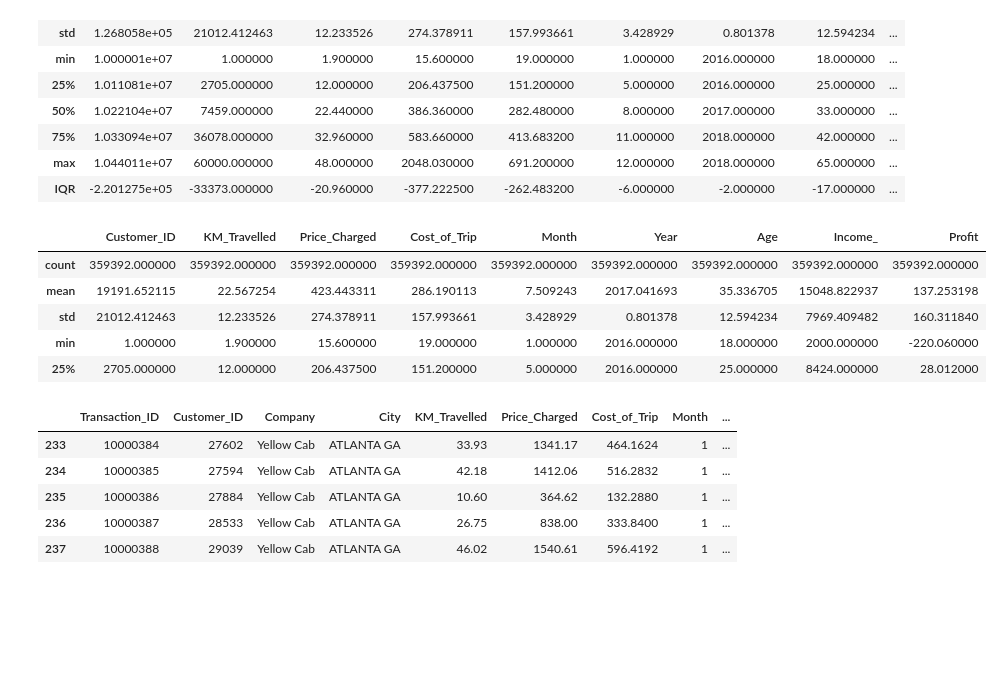
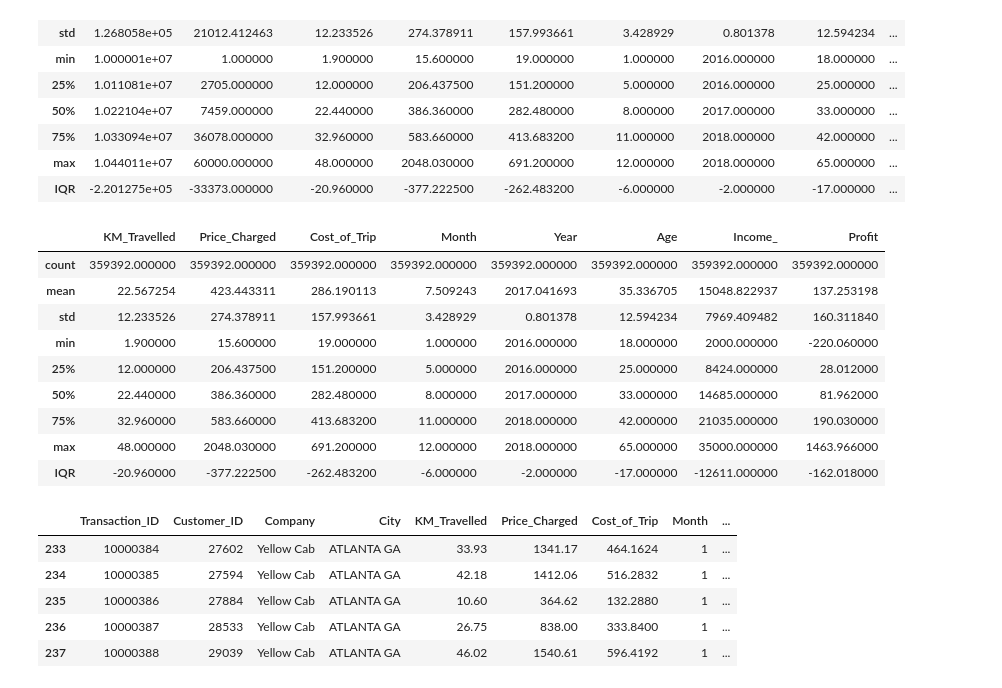
Before and after one commit to QuinAmii/G2M-Cab-Companies-EDA-Hypothesis, a Jupyter notebook: G2M_insight_for_Cab_Investment_firm.ipynb, the cells around one changed output. Saved outputs shown, nothing was run; the diff lists cells and outputs as text; code cells hidden in the pictures; blank space fills up the shorter version.

```diff
--- a/G2M_insight_for_Cab_Investment_firm.ipynb
+++ b/G2M_insight_for_Cab_Investment_firm.ipynb
@@ -703,14 +703,18 @@ des_stat
 | max | 1.044011e+07 | 60000.000000 | 48.000000 | 2048.030000 | 691.200000 | 12.000000 | 2018.000000 | 65.000000 | ... |
 | IQR | -2.201275e+05 | -33373.000000 | -20.960000 | -377.222500 | -262.483200 | -6.000000 | -2.000000 | -17.000000 | ... |
 # %%
-des_stat.head()
+des_stat.head(10)
 # %% [output]
-|  | Customer_ID | KM_Travelled | Price_Charged | Cost_of_Trip | Month | Year | Age | Income_ | Profit |
-| count | 359392.000000 | 359392.000000 | 359392.000000 | 359392.000000 | 359392.000000 | 359392.000000 | 359392.000000 | 359392.000000 | 359392.000000 |
-| mean | 19191.652115 | 22.567254 | 423.443311 | 286.190113 | 7.509243 | 2017.041693 | 35.336705 | 15048.822937 | 137.253198 |
-| std | 21012.412463 | 12.233526 | 274.378911 | 157.993661 | 3.428929 | 0.801378 | 12.594234 | 7969.409482 | 160.311840 |
-| min | 1.000000 | 1.900000 | 15.600000 | 19.000000 | 1.000000 | 2016.000000 | 18.000000 | 2000.000000 | -220.060000 |
-| 25% | 2705.000000 | 12.000000 | 206.437500 | 151.200000 | 5.000000 | 2016.000000 | 25.000000 | 8424.000000 | 28.012000 |
+|  | KM_Travelled | Price_Charged | Cost_of_Trip | Month | Year | Age | Income_ | Profit |
+| count | 359392.000000 | 359392.000000 | 359392.000000 | 359392.000000 | 359392.000000 | 359392.000000 | 359392.000000 | 359392.000000 |
+| mean | 22.567254 | 423.443311 | 286.190113 | 7.509243 | 2017.041693 | 35.336705 | 15048.822937 | 137.253198 |
+| std | 12.233526 | 274.378911 | 157.993661 | 3.428929 | 0.801378 | 12.594234 | 7969.409482 | 160.311840 |
+| min | 1.900000 | 15.600000 | 19.000000 | 1.000000 | 2016.000000 | 18.000000 | 2000.000000 | -220.060000 |
+| 25% | 12.000000 | 206.437500 | 151.200000 | 5.000000 | 2016.000000 | 25.000000 | 8424.000000 | 28.012000 |
+| 50% | 22.440000 | 386.360000 | 282.480000 | 8.000000 | 2017.000000 | 33.000000 | 14685.000000 | 81.962000 |
+| 75% | 32.960000 | 583.660000 | 413.683200 | 11.000000 | 2018.000000 | 42.000000 | 21035.000000 | 190.030000 |
+| max | 48.000000 | 2048.030000 | 691.200000 | 12.000000 | 2018.000000 | 65.000000 | 35000.000000 | 1463.966000 |
+| IQR | -20.960000 | -377.222500 | -262.483200 | -6.000000 | -2.000000 | -17.000000 | -12611.000000 | -162.018000 |
 # %%
 Data_Master.to_csv('G2M Insight for Cab Inv.csv')
 # %%
```
